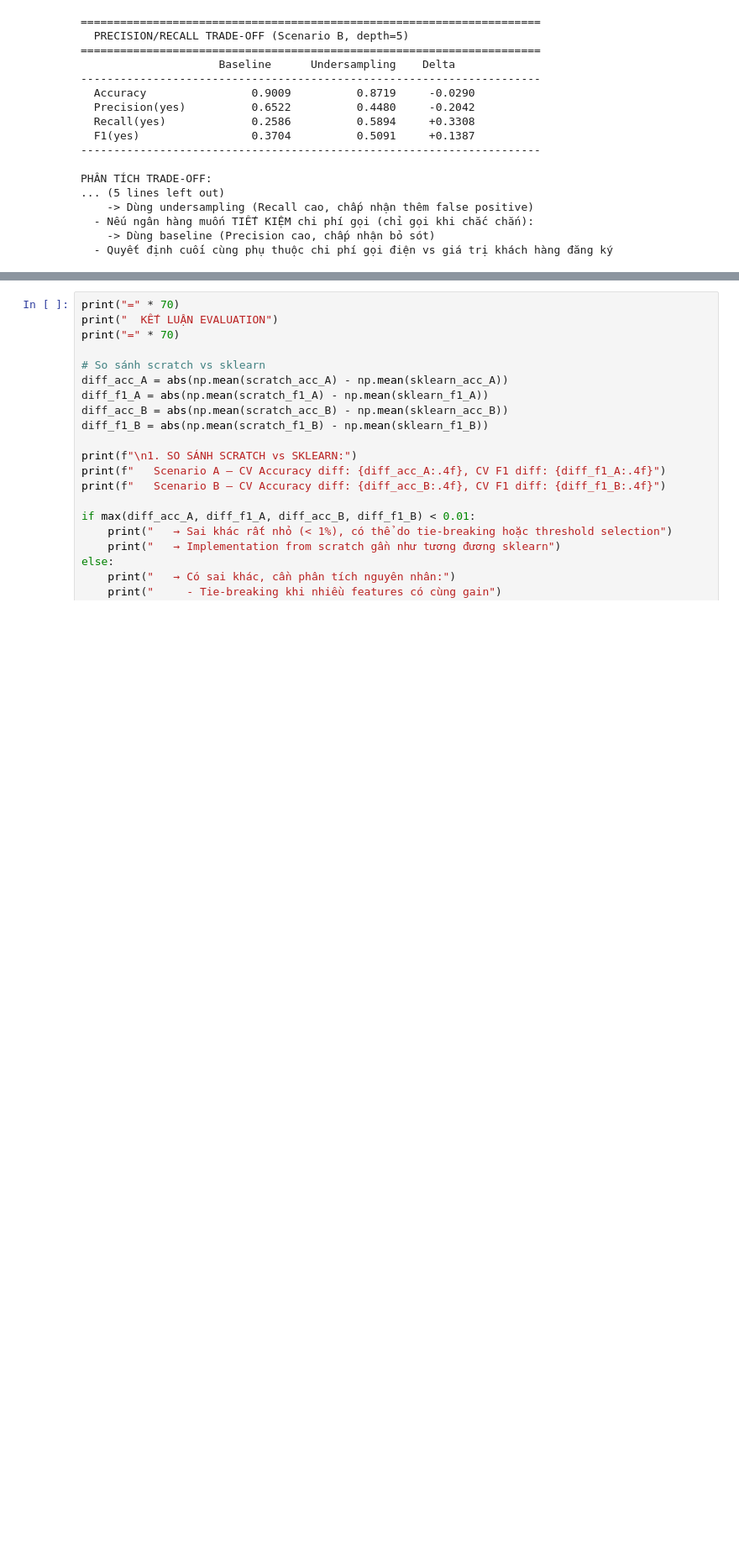
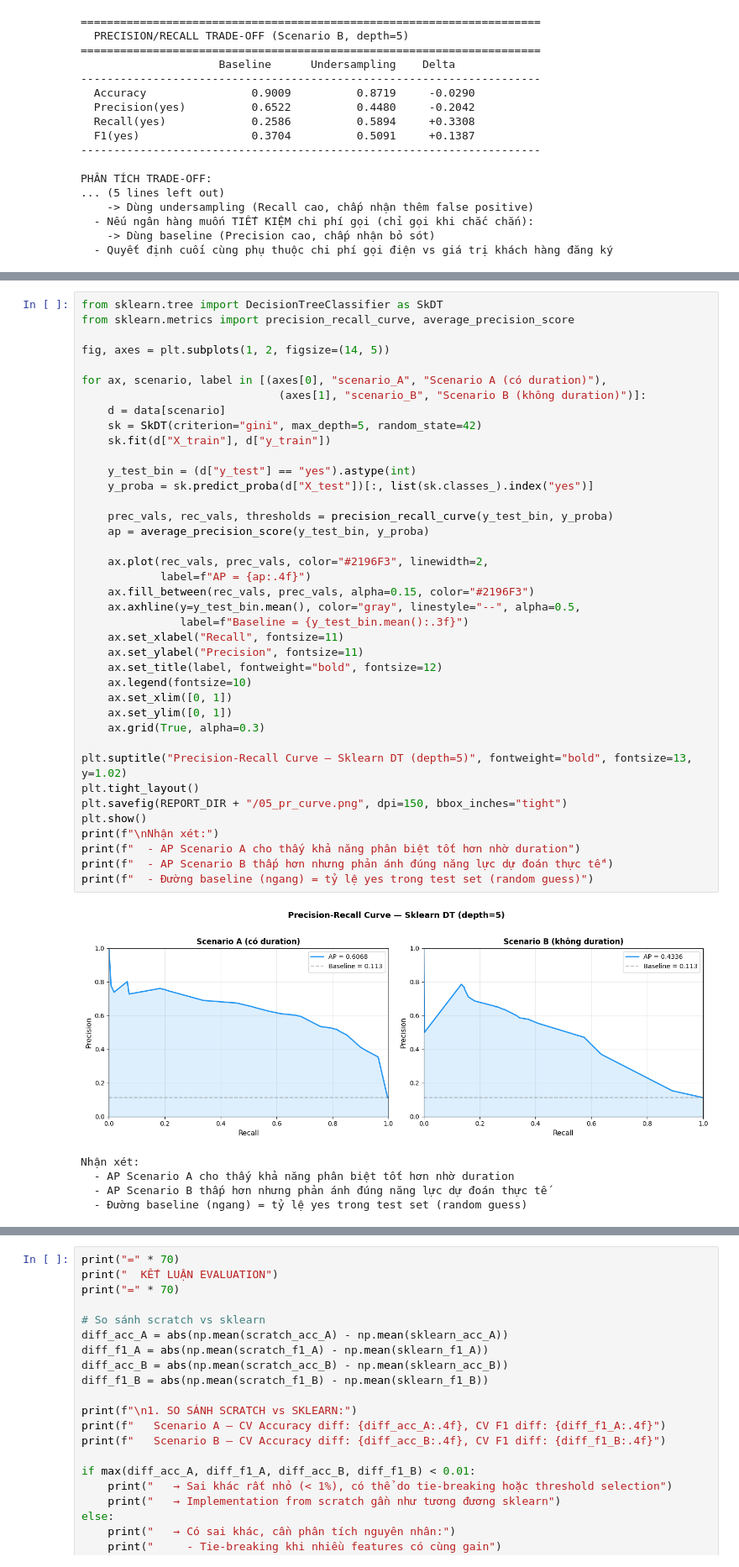
Before and after one commit to thacbaonguyen/data_mining, a Jupyter notebook: notebooks/05_evaluation.ipynb, the cells around one changed output, grey strips where cells are left out. Shown at 84% size. Saved outputs shown, nothing was run; the diff lists cells and outputs as text; blank space fills up the shorter version.

Commit message:
feat: add PR Curve, CV Boxplot, Learning Curve to NB05 evaluation

```diff
--- a/notebooks/05_evaluation.ipynb
+++ b/notebooks/05_evaluation.ipynb
@@ -427,0 +432,45 @@ PHÂN TÍCH TRADE-OFF:
+# %%
+from sklearn.tree import DecisionTreeClassifier as SkDT
+from sklearn.metrics import precision_recall_curve, average_precision_score
+
+fig, axes = plt.subplots(1, 2, figsize=(14, 5))
+
+for ax, scenario, label in [(axes[0], "scenario_A", "Scenario A (có duration)"),
+                              (axes[1], "scenario_B", "Scenario B (không duration)")]:
+    d = data[scenario]
+    sk = SkDT(criterion="gini", max_depth=5, random_state=42)
+    sk.fit(d["X_train"], d["y_train"])
+
+    y_test_bin = (d["y_test"] == "yes").astype(int)
+    y_proba = sk.predict_proba(d["X_test"])[:, list(sk.classes_).index("yes")]
+
+    prec_vals, rec_vals, thresholds = precision_recall_curve(y_test_bin, y_proba)
+    ap = average_precision_score(y_test_bin, y_proba)
+
+    ax.plot(rec_vals, prec_vals, color="#2196F3", linewidth=2,
+            label=f"AP = {ap:.4f}")
+    ax.fill_between(rec_vals, prec_vals, alpha=0.15, color="#2196F3")
+    ax.axhline(y=y_test_bin.mean(), color="gray", linestyle="--", alpha=0.5,
+               label=f"Baseline = {y_test_bin.mean():.3f}")
+    ax.set_xlabel("Recall", fontsize=11)
+    ax.set_ylabel("Precision", fontsize=11)
+    ax.set_title(label, fontweight="bold", fontsize=12)
+    ax.legend(fontsize=10)
+    ax.set_xlim([0, 1])
+    ax.set_ylim([0, 1])
+    ax.grid(True, alpha=0.3)
+
+plt.suptitle("Precision-Recall Curve — Sklearn DT (depth=5)", fontweight="bold", fontsize=13, y=1.02)
+plt.tight_layout()
+plt.savefig(REPORT_DIR + "/05_pr_curve.png", dpi=150, bbox_inches="tight")
+plt.show()
+print(f"\nNhận xét:")
+print(f"  - AP Scenario A cho thấy khả năng phân biệt tốt hơn nhờ duration")
+print(f"  - AP Scenario B thấp hơn nhưng phản ánh đúng năng lực dự đoán thực tế")
+print(f"  - Đường baseline (ngang) = tỷ lệ yes trong test set (random guess)")
+# %% [output]
+[figure, added]
+Nhận xét:
+  - AP Scenario A cho thấy khả năng phân biệt tốt hơn nhờ duration
+  - AP Scenario B thấp hơn nhưng phản ánh đúng năng lực dự đoán thực tế
+  - Đường baseline (ngang) = tỷ lệ yes trong test set (random guess)
```
Also changed, not shown: parts of 5 cells of this notebook, 3 other files.
